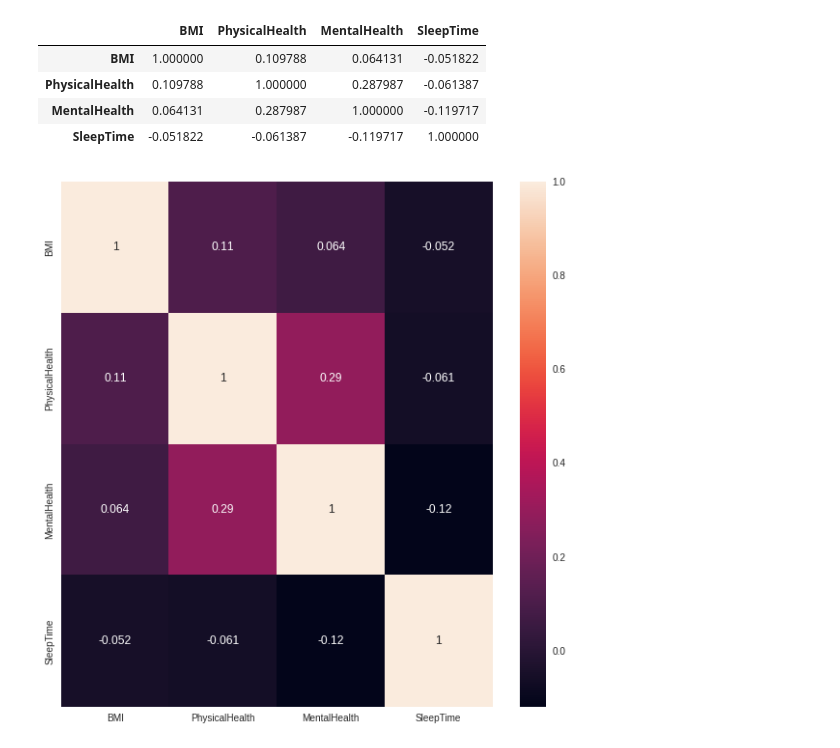
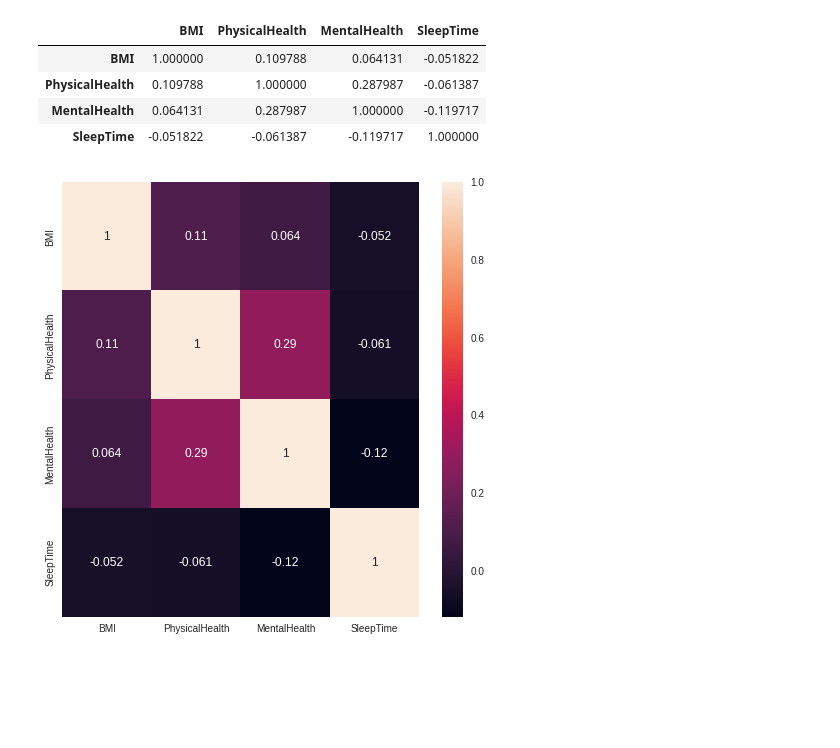
Before and after one commit to MaliheDahmardeh/project, a Jupyter notebook: Copy_of_Untitled0.ipynb, the cells around one changed output. Cells and saved outputs as stored; diff of their text form; code cells hidden in the pictures; blank space fills up the shorter version.

```diff
--- a/Copy_of_Untitled0.ipynb
+++ b/Copy_of_Untitled0.ipynb
@@ -187,8 +187,8 @@ from sklearn.cluster import AgglomerativeClustering
 np.random.seed(42)
 # %%
 corr_matrix = heart_disease_df.corr()
-plt.figure(figsize = (10,10))
+plt.figure(figsize = (8,8))
 sb_plot=sb.heatmap(corr_matrix,annot=True)
 plt.show()
 # %% [output]
-[figure, old version]
+[figure, new version]
```
